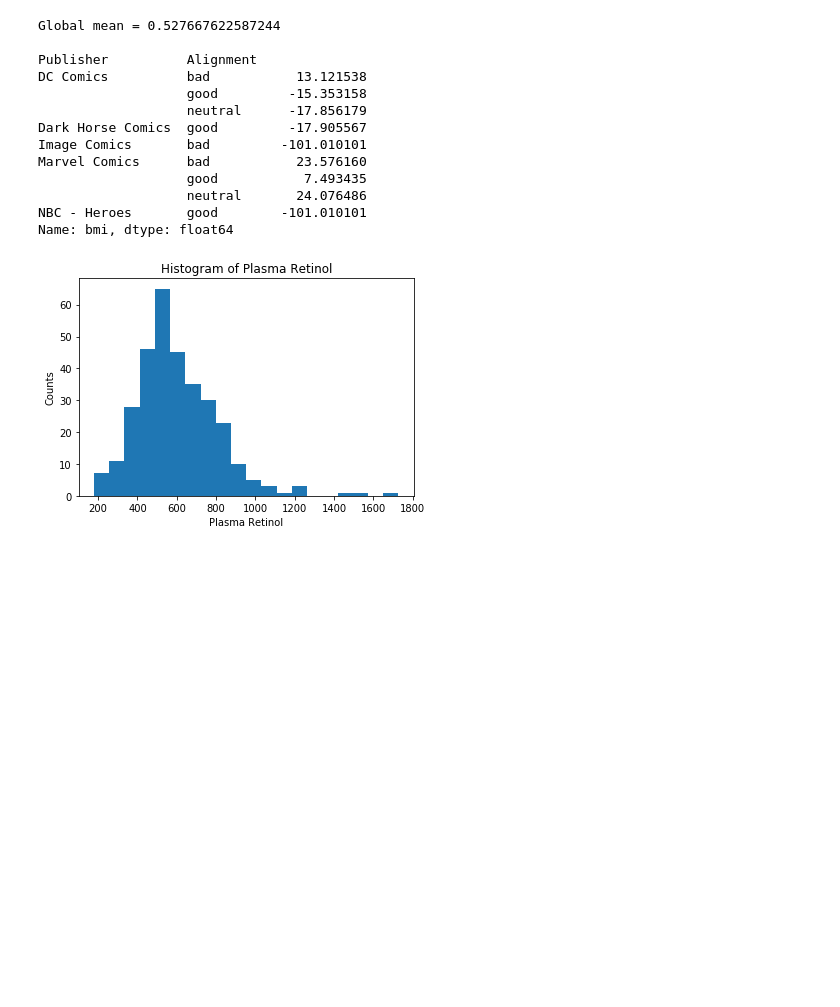
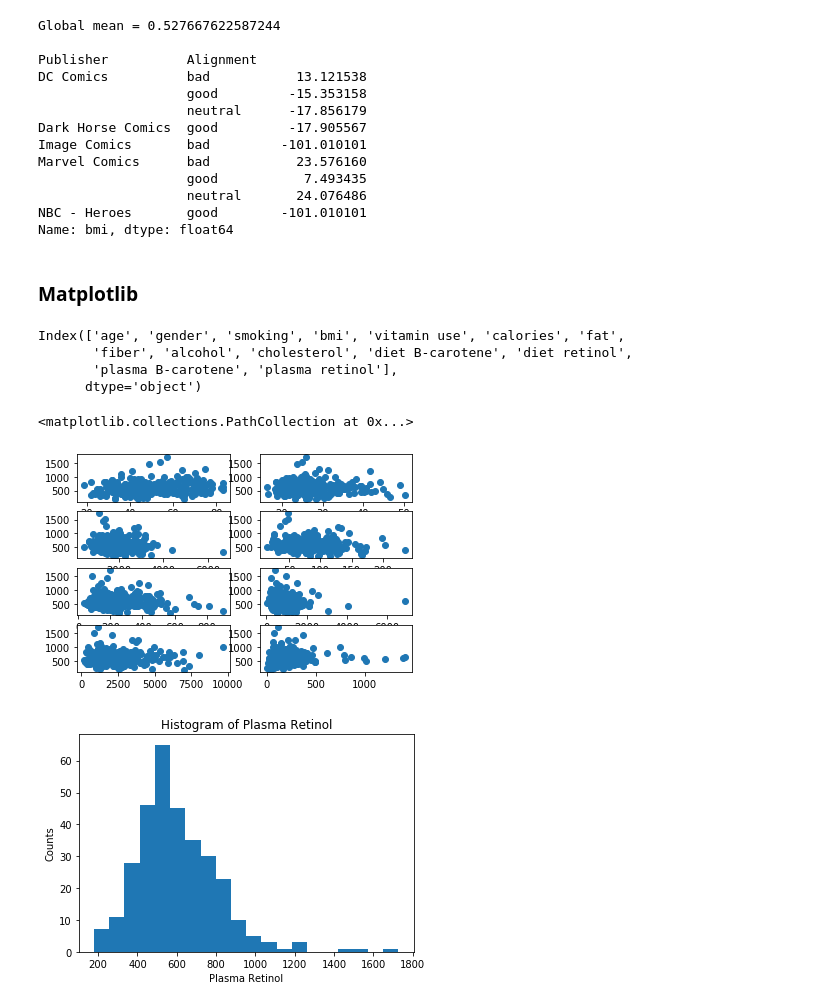
Before and after one commit to thap/python_basics_to_advanced, a Jupyter notebook: review of python.ipynb, the cells around one changed output. Drawn from its saved outputs; the diff is of its cells as text; code cells hidden in the pictures; blank space fills up the shorter version.

```diff
--- a/review of python.ipynb
+++ b/review of python.ipynb
@@ -932,8 +1060,34 @@ Marvel Comics      bad           23.576160
                    neutral       24.076486
 NBC - Heroes       good        -101.010101
 Name: bmi, dtype: float64
+# %% [markdown]
+### Matplotlib
 # %%
+import pandas as pd
+
 retinol = pd.read_csv('data/retinol.xls')
+print(retinol.columns)
+# %% [output]
+Index(['age', 'gender', 'smoking', 'bmi', 'vitamin use', 'calories', 'fat',
+       'fiber', 'alcohol', 'cholesterol', 'diet B-carotene', 'diet retinol',
+       'plasma B-carotene', 'plasma retinol'],
+      dtype='object')
+# %%
+import matplotlib.pyplot as plt
+%matplotlib inline
+
+fig, ((ax1, ax2), (ax3, ax4), (ax5, ax6), (ax7, ax8)) = plt.subplots(nrows=4, ncols=2)
+ax1.scatter(data = retinol, x = 'age', y = 'plasma retinol')
+ax2.scatter(data = retinol, x = 'bmi', y = 'plasma retinol')
+ax3.scatter(data = retinol, x = 'calories', y = 'plasma retinol')
+ax4.scatter(data = retinol, x = 'fat', y = 'plasma retinol')
+ax5.scatter(data = retinol, x = 'cholesterol', y = 'plasma retinol')
+ax6.scatter(data = retinol, x = 'diet retinol', y = 'plasma retinol')
+ax7.scatter(data = retinol, x = 'diet B-carotene', y = 'plasma retinol')
+ax8.scatter(data = retinol, x = 'plasma B-carotene', y = 'plasma retinol')
+# %% [output]
+<matplotlib.collections.PathCollection at 0x...>
+[figure, added]
 # %%
 import matplotlib.pyplot as plt
 %matplotlib inline
```
Also changed, not shown: parts of 57 cells of this notebook.
